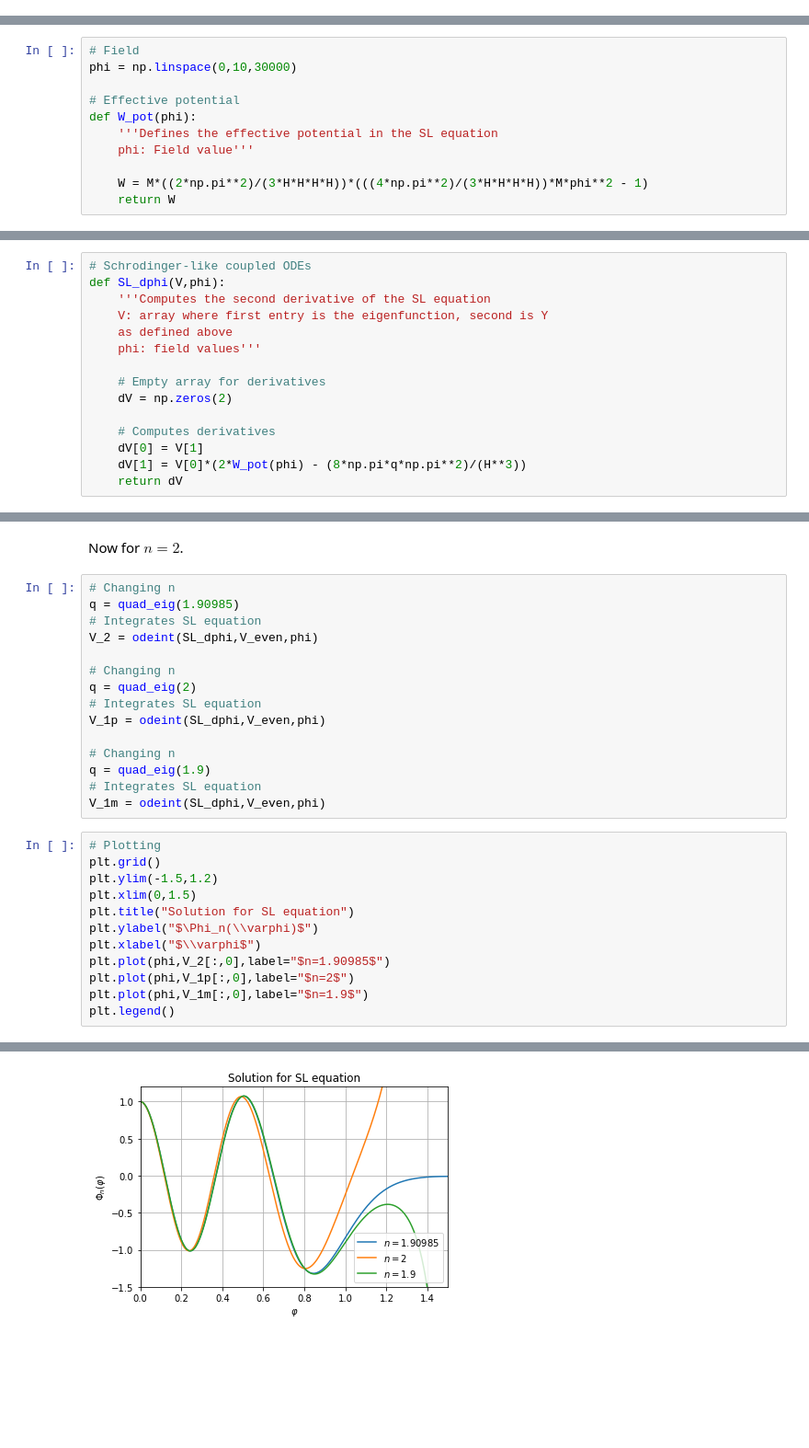
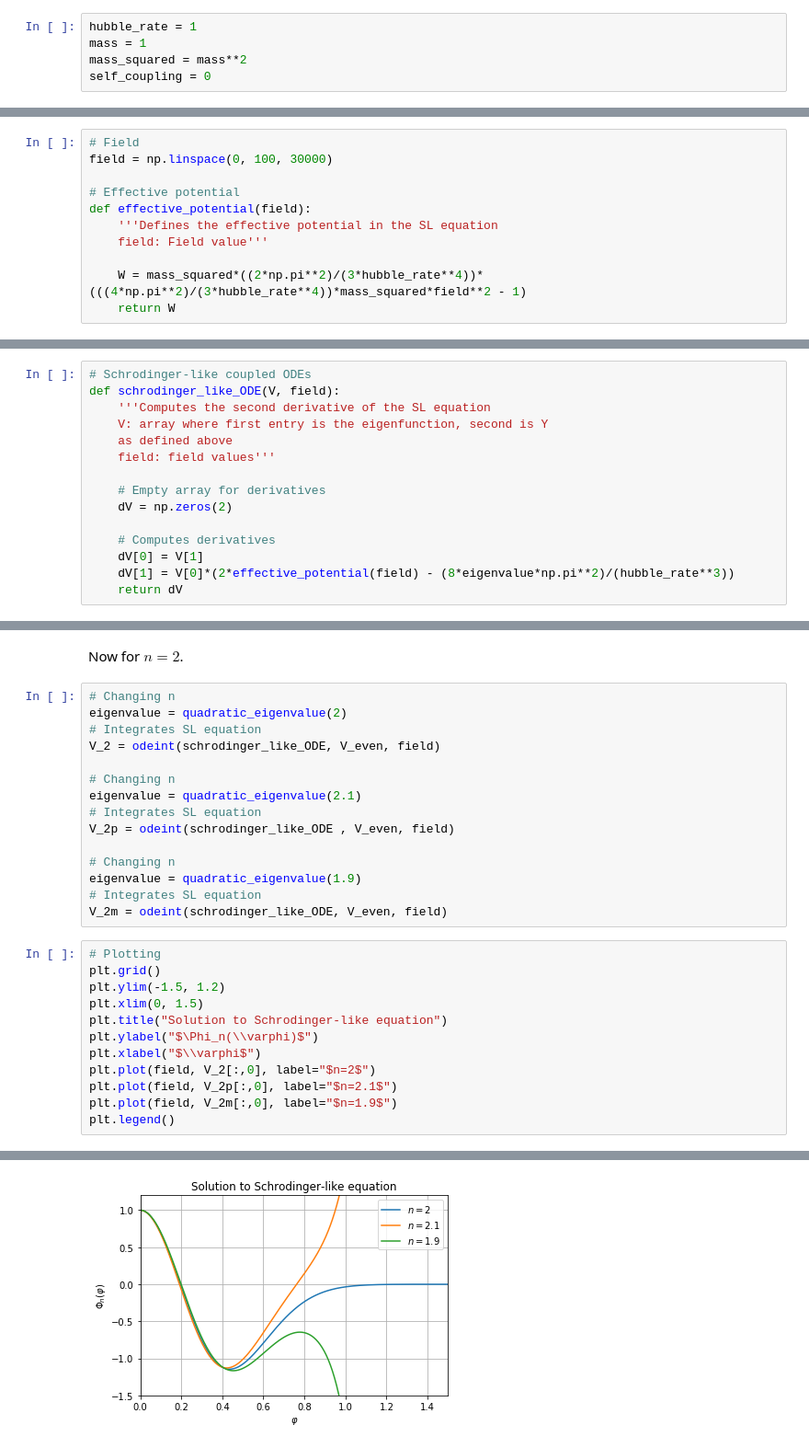
Before and after one commit to oleksiysmola/MSci-Project-Solving-the-Fokker-Planck-equation, a Jupyter notebook: Fokker-Planck Solver.ipynb, the cells around one changed output, grey strips where cells are left out. Shown: that part at 92% size. Drawn from its saved outputs; the diff is of its cells as text; blank space fills up the shorter version.

```diff
--- a/Fokker-Planck Solver.ipynb
+++ b/Fokker-Planck Solver.ipynb
@@ -29,3 +25,8 @@ M = m**2
+# %%
+hubble_rate = 1
+mass = 1
+mass_squared = mass**2
+self_coupling = 0
 # %% [markdown]
 ### Quadratic potential
 Here we define a potential
@@ -36,13 +37,13 @@ The eigenvalues have been determined in https://arxiv.org/pdf/1904.11917.pdf for
 $$ \Lambda_n = \frac{n}{3}\frac{m^2}{H} $$
 # %%
 # Field
-phi = np.linspace(0,10,30000)
+field = np.linspace(0, 100, 30000)
 
 # Effective potential
-def W_pot(phi):
+def effective_potential(field):
     '''Defines the effective potential in the SL equation
-    phi: Field value'''
+    field: Field value'''
 
-    W = M*((2*np.pi**2)/(3*H*H*H*H))*(((4*np.pi**2)/(3*H*H*H*H))*M*phi**2 - 1)
+    W = mass_squared*((2*np.pi**2)/(3*hubble_rate**4))*(((4*np.pi**2)/(3*hubble_rate**4))*mass_squared*field**2 - 1)
     return W
 # %% [markdown]
@@ -51,18 +52,18 @@ $$ \frac{\partial \Phi_n(\varphi)}{\partial \varphi} = Y $$
 $$     \frac{\partial Y}{\partial \varphi} = 2 W(\varphi) \Phi_n (\varphi) - \frac{8\pi^2\Lambda_n}{H^3}\Phi_n(\varphi) $$
 # %%
 # Schrodinger-like coupled ODEs
-def SL_dphi(V,phi):
+def schrodinger_like_ODE(V, field):
     '''Computes the second derivative of the SL equation
     V: array where first entry is the eigenfunction, second is Y
     as defined above
-    phi: field values'''
+    field: field values'''
 
     # Empty array for derivatives
     dV = np.zeros(2)
 
     # Computes derivatives
     dV[0] = V[1]
-    dV[1] = V[0]*(2*W_pot(phi) - (8*np.pi*q*np.pi**2)/(H**3))
+    dV[1] = V[0]*(2*effective_potential(field) - (8*eigenvalue*np.pi**2)/(hubble_rate**3))
     return dV
 # %% [markdown]
 We start with $n=0$ for the eigenvalue. We also create two arrays ``V_even`` and ``V_odd`` which serve as the starting conditions for even and odd $\Phi_n$, respectively.
@@ -147,31 +148,31 @@ plt.legend()
 Now for $n=2$.
 # %%
 # Changing n
-q = quad_eig(1.90985)
+eigenvalue = quadratic_eigenvalue(2)
 # Integrates SL equation
-V_2 = odeint(SL_dphi,V_even,phi)
+V_2 = odeint(schrodinger_like_ODE, V_even, field)
 
 # Changing n
-q = quad_eig(2)
+eigenvalue = quadratic_eigenvalue(2.1)
 # Integrates SL equation
-V_1p = odeint(SL_dphi,V_even,phi)
+V_2p = odeint(schrodinger_like_ODE , V_even, field)
 
 # Changing n
-q = quad_eig(1.9)
+eigenvalue = quadratic_eigenvalue(1.9)
 # Integrates SL equation
-V_1m = odeint(SL_dphi,V_even,phi)
+V_2m = odeint(schrodinger_like_ODE, V_even, field)
 # %%
 # Plotting
 plt.grid()
-plt.ylim(-1.5,1.2)
-plt.xlim(0,1.5)
-plt.title("Solution for SL equation")
+plt.ylim(-1.5, 1.2)
+plt.xlim(0, 1.5)
+plt.title("Solution to Schrodinger-like equation")
 plt.ylabel("$\Phi_n(\\varphi)$")
 plt.xlabel("$\\varphi$")
-plt.plot(phi,V_2[:,0],label="$n=1.90985$")
-plt.plot(phi,V_1p[:,0],label="$n=2$")
-plt.plot(phi,V_1m[:,0],label="$n=1.9$")
+plt.plot(field, V_2[:,0], label="$n=2$")
+plt.plot(field, V_2p[:,0], label="$n=2.1$")
+plt.plot(field, V_2m[:,0], label="$n=1.9$")
 plt.legend()
 # %% [output]
 <matplotlib.legend.Legend at 0x...>
-[figure, old version]
+[figure, new version]
```
Also changed, not shown: parts of 31 cells of this notebook.
